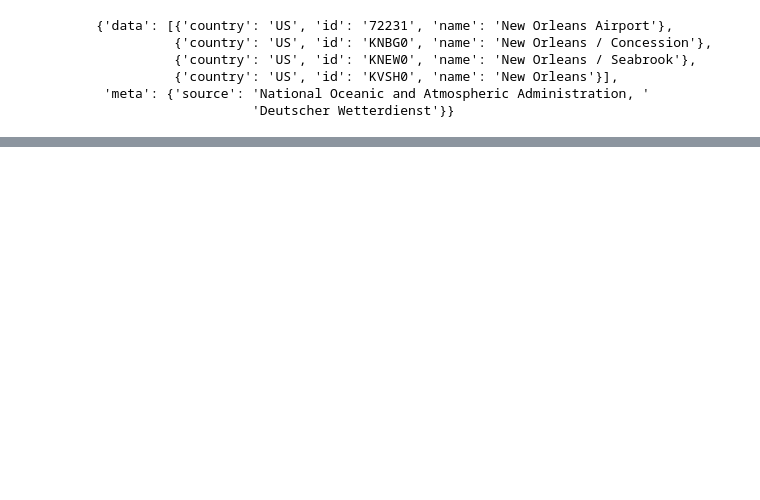
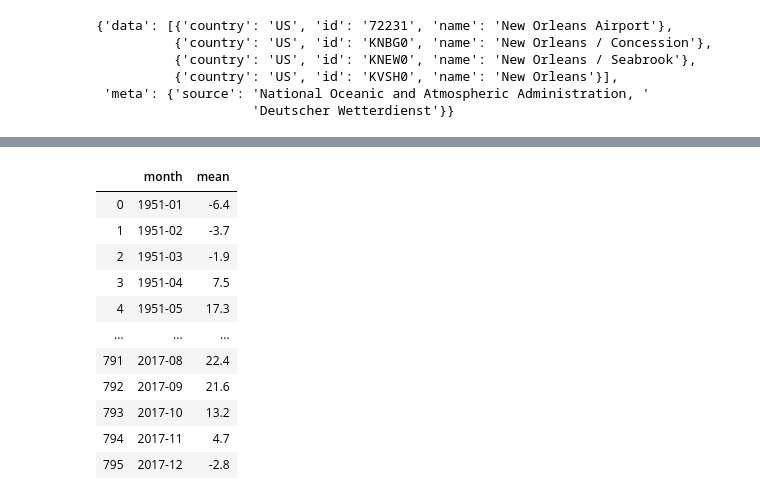
Before and after one commit to chrisbock76/PyWeatherman, a Jupyter notebook: FINAL_CODE_PYWEATHERMAN.ipynb, the cells around one changed output, grey strips where cells are left out. Cells and saved outputs as stored; diff of their text form; code cells hidden in the pictures; blank space fills up the shorter version.

```diff
--- a/FINAL_CODE_PYWEATHERMAN.ipynb
+++ b/FINAL_CODE_PYWEATHERMAN.ipynb
@@ -399,0 +600,92 @@ Boston_weather_file.to_csv('output_data/Boston_weather_data.csv')
+# %%
+#Take All DesMoines Data to a single CSV file#
+#____________________________________________#
+
+DesMoines_data_a = DesMoines_weather_data_a['data']
+DesMoines_data_b = DesMoines_weather_data_b['data']
+DesMoines_data_c = DesMoines_weather_data_c['data']
+#DesMoines_data_a
+
+DesMoines_mean = []
+DesMoines_year = []
+DesMoines_dic ={'month':DesMoines_year,'mean': DesMoines_mean}
+index = 0
+for x in DesMoines_data_a:
+    w = DesMoines_data_a[index]["temperature_mean"]
+    year = DesMoines_data_a[index]['month']
+    DesMoines_mean.append(w)
+    DesMoines_year.append(year)
+    index = index + 1
+#print(DesMoines_weather_mean)
+#print(DesMoines_weather_year)
+weather_a = pd.DataFrame(DesMoines_dic)
+#weather_a
+
+DesMoines_mean = []
+DesMoines_year = []
+DesMoines_dic ={'month':DesMoines_year,'mean': DesMoines_mean}
+index = 0
+for x in DesMoines_data_b:
+    w = DesMoines_data_b[index]["temperature_mean"]
+    year = DesMoines_data_b[index]['month']
+    DesMoines_mean.append(w)
+    DesMoines_year.append(year)
+    index = index + 1
+#print(DesMoines_weather_mean)
+#print(DesMoines_weather_year)
+weather_b = pd.DataFrame(DesMoines_dic)
+#weather_b
+
+DesMoines_mean = []
+DesMoines_year = []
+DesMoines_dic ={'month':DesMoines_year,'mean': DesMoines_mean}
+index = 0
+for x in DesMoines_data_c:
+    w = DesMoines_data_c[index]["temperature_mean"]
+    year = DesMoines_data_c[index]['month']
+    DesMoines_mean.append(w)
+    DesMoines_year.append(year)
+    index = index + 1
+#print(DesMoines_weather_mean)
+#print(DesMoines_weather_year)
+weather_c = pd.DataFrame(DesMoines_dic)
+#weather_c
+
+#Create joined df for CSV file
+DesMoines_a_month_list = weather_a['month'].to_list()
+DesMoines_a_mean_list = weather_a['mean'].to_list()
+DesMoines_b_month_list = weather_b['month'].to_list()
+DesMoines_b_mean_list = weather_b['mean'].to_list()
+DesMoines_c_month_list = weather_c['month'].to_list()
+DesMoines_c_mean_list = weather_c['mean'].to_list()
+
+#DesMoines_a_month_list
+#DesMoines_a_mean_list
+#DesMoines_b_month_list
+#DesMoines_b_mean_list
+#DesMoines_c_month_list
+#DesMoines_b_mean_list
+
+DesMoines_month = DesMoines_a_month_list + DesMoines_b_month_list + DesMoines_c_month_list
+#DesMoines_month
+DesMoines_mean = DesMoines_a_mean_list + DesMoines_b_mean_list + DesMoines_c_mean_list
+#DesMoines_mean
+
+DesMoines_weather_file = pd.DataFrame({'month':DesMoines_month,'mean':DesMoines_mean})
+DesMoines_weather_file
+
+#Create CSV File
+#DesMoines_weather_file.to_csv('output_data/DesMoines_weather_data.csv')
+# %% [output]
+|  | month | mean |
+| 0 | 1951-01 | -6.4 |
+| 1 | 1951-02 | -3.7 |
+| 2 | 1951-03 | -1.9 |
+| 3 | 1951-04 | 7.5 |
+| 4 | 1951-05 | 17.3 |
+| ... | ... | ... |
+| 791 | 2017-08 | 22.4 |
+| 792 | 2017-09 | 21.6 |
+| 793 | 2017-10 | 13.2 |
+| 794 | 2017-11 | 4.7 |
+| 795 | 2017-12 | -2.8 |
```
Also changed, not shown: parts of 25 cells of this notebook, 10 other files.
